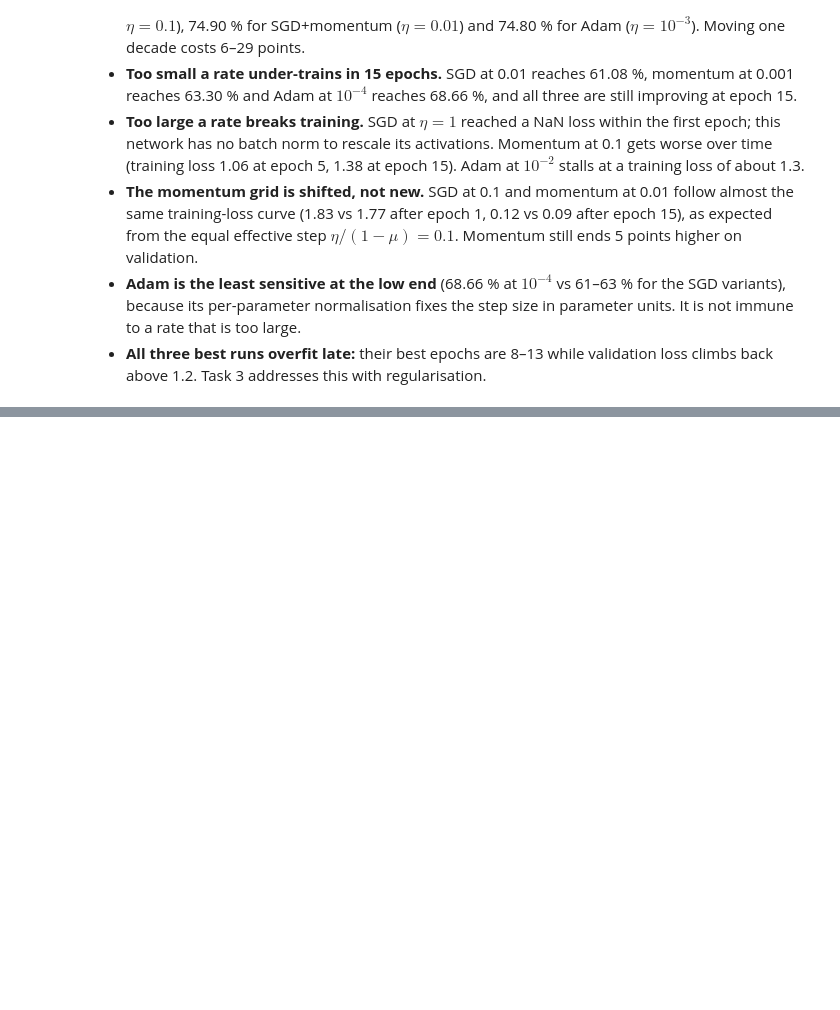
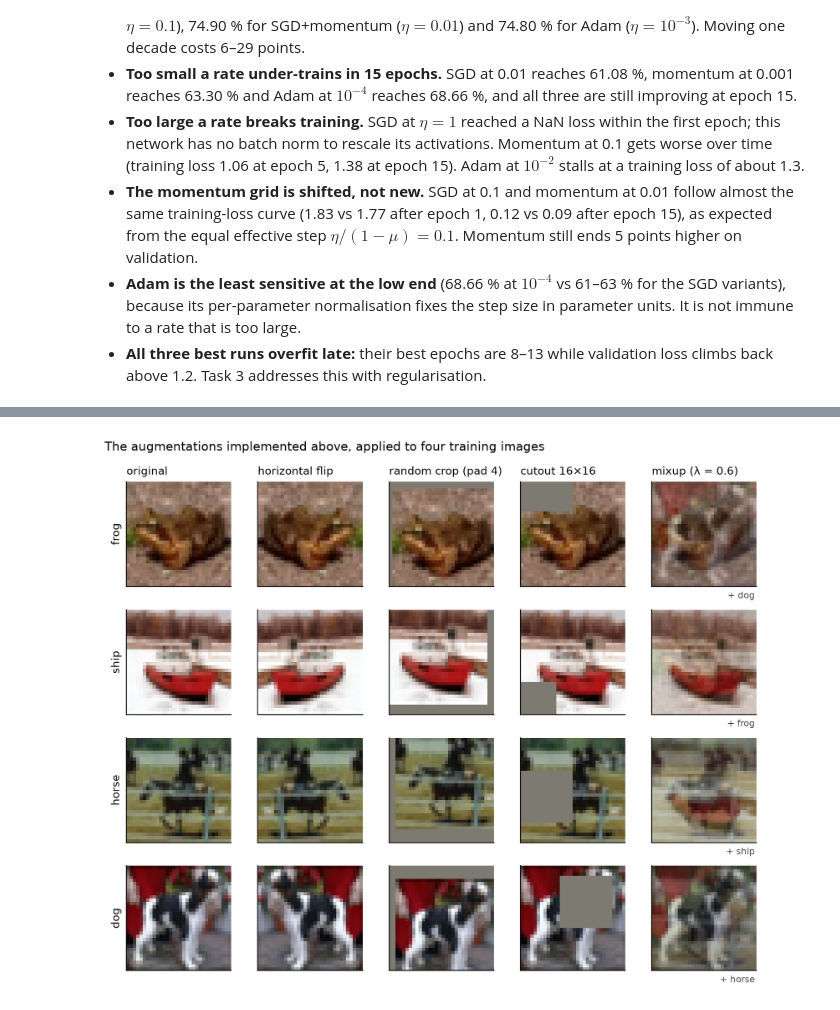
Before and after one commit to achintha-hathurusingha/en4554-a02-cnns, a Jupyter notebook: a02_cnns.ipynb, the cells around one changed output, grey strips where cells are left out. Cells and saved outputs as stored; diff of their text form; code cells hidden in the pictures; blank space fills up the shorter version.

```diff
--- a/a02_cnns.ipynb
+++ b/a02_cnns.ipynb
@@ -928,0 +944,58 @@ best η per optimizer (final val acc): {'Adam': np.float64(0.001), 'SGD': np.flo
+# %%
+def flip_crop(x, pad=4, p_flip=0.5):
+    """Random horizontal flip (prob. p_flip) + random 32x32 crop of the zero-padded batch."""
+    n, dev = x.size(0), x.device
+    x = torch.where(torch.rand(n, 1, 1, 1, device=dev) < p_flip, x.flip(3), x)
+    xp = F.pad(x, (pad, pad, pad, pad))                    # 0 = mean pixel after normalisation
+    i = torch.randint(0, 2 * pad + 1, (n, 1, 1, 1), device=dev)    # top-left corner of each crop
+    j = torch.randint(0, 2 * pad + 1, (n, 1, 1, 1), device=dev)
+    ar = torch.arange(32, device=dev)
+    rows, cols = i + ar.view(1, 1, 32, 1), j + ar.view(1, 1, 1, 32)
+    img = torch.arange(n, device=dev).view(n, 1, 1, 1)
+    chan = torch.arange(3, device=dev).view(1, 3, 1, 1)
+    return xp[img, chan, rows, cols]                       # advanced indexing -> (n, 3, 32, 32)
+
+def cutout(x, size=16):
+    """Zero one size x size square per image (DeVries & Taylor, 2017)."""
+    n, _, h, w = x.shape
+    cy = torch.randint(0, h, (n, 1, 1), device=x.device)
+    cx = torch.randint(0, w, (n, 1, 1), device=x.device)
+    ys = torch.arange(h, device=x.device).view(1, h, 1)
+    xs = torch.arange(w, device=x.device).view(1, 1, w)
+    half = size // 2                                       # rows/cols in [c - 8, c + 8) are cut
+    hole = (ys >= cy - half) & (ys < cy + half) & (xs >= cx - half) & (xs < cx + half)
+    return x * (~hole).unsqueeze(1)
+
+def mixup(x, y, alpha=1.0):
+    """Mix each image with a shuffled partner; returns both label sets and lambda."""
+    lam = float(np.random.beta(alpha, alpha))
+    perm = torch.randperm(x.size(0), device=x.device)
+    return lam * x + (1 - lam) * x[perm], y, y[perm], lam
+
+# what the network sees: 4 training images, each augmentation applied once (fixed seed)
+seed_everything(1)
+x4, y4 = X_tr[:4], y_tr[:4]
+lam_show = 0.6                                     # fixed λ and partner, for display only
+xm, ym2 = lam_show * x4 + (1 - lam_show) * x4.roll(1, dims=0), y4.roll(1, dims=0)
+views = {"original": x4, "horizontal flip": x4.flip(3),
+         "random crop (pad 4)": flip_crop(x4, p_flip=0.0), "cutout 16×16": cutout(x4),
+         f"mixup (λ = {lam_show})": xm}
+show = lambda t: (t * STD.view(3, 1, 1).to(t.device) + MEAN.view(3, 1, 1).to(t.device)).clamp(0, 1)
+fig, axes = plt.subplots(4, 5, figsize=(8, 6.6))
+for c, (title, v) in enumerate(views.items()):
+    for r in range(4):
+        ax = axes[r, c]
+        ax.imshow(show(v[r]).permute(1, 2, 0).cpu().numpy())
+        ax.set_xticks([]); ax.set_yticks([]); ax.grid(False)
+        if r == 0:
+            ax.set_title(title, fontsize=9)
+        if c == 0:
+            ax.set_ylabel(CLASSES[y4[r]], fontsize=9)
+        if c == 4:
+            ax.text(31, 33, f"+ {CLASSES[ym2[r]]}", ha="right", va="top", fontsize=7.5, color="0.3")
+fig.suptitle("The augmentations implemented above, applied to four training images",
+             x=0.02, ha="left", fontsize=10)
+plt.tight_layout()
+plt.show()
+# %% [output]
+[figure, added]
```
Also changed, not shown: parts of 6 cells of this notebook, 21 other files.
